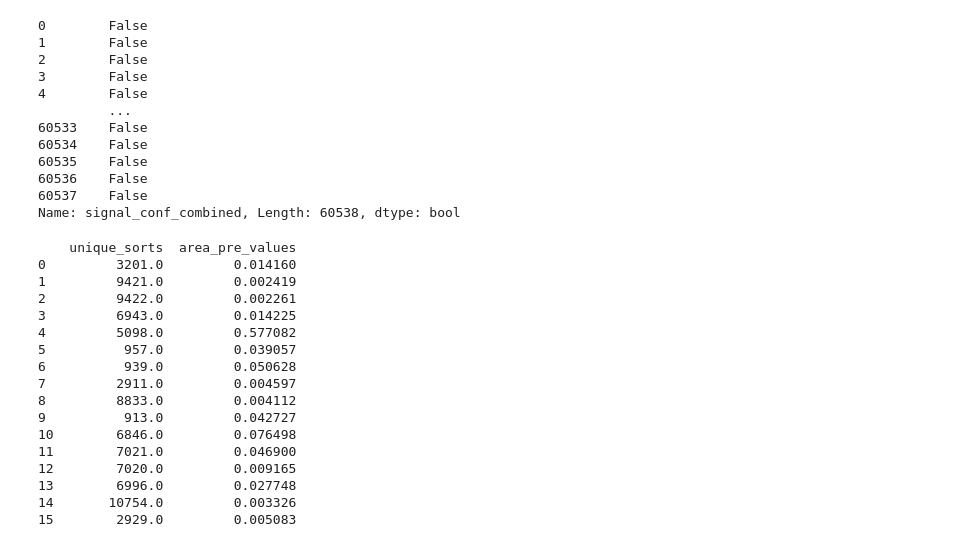
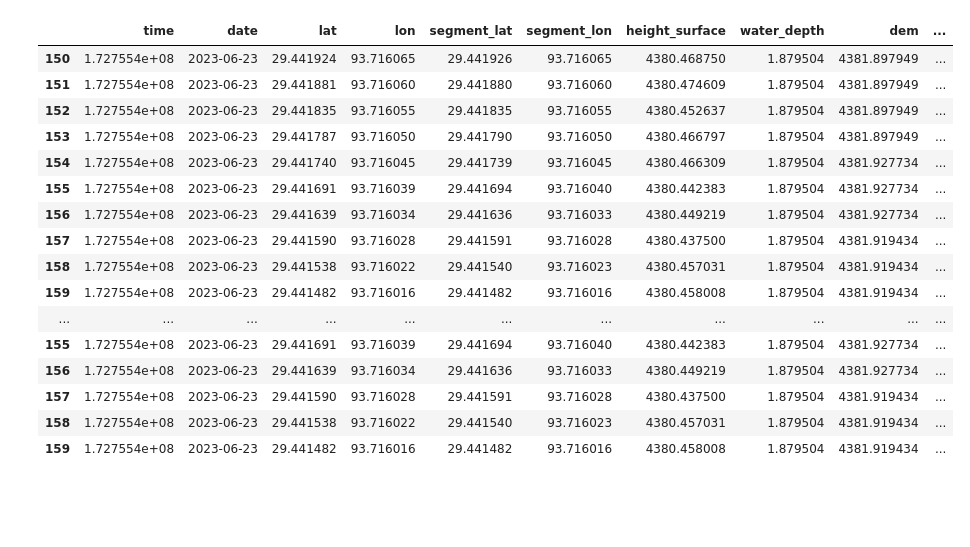
Before and after one commit to wurenzhe163/Gis_Script, a Jupyter notebook: 06_ICEsat-2/icepyx-ICEsat-2_My/03_ICESat-2数据点整合与分析.ipynb, the cells around one changed output. Drawn from its saved outputs; the diff is of its cells as text; code cells hidden in the pictures; blank space fills up the shorter version.

```diff
--- a/06_ICEsat-2/icepyx-ICEsat-2_My/03_ICESat-2数据点整合与分析.ipynb
+++ b/06_ICEsat-2/icepyx-ICEsat-2_My/03_ICESat-2数据点整合与分析.ipynb
@@ -64,15 +29,0 @@ Name: signal_conf_combined, Length: 60538, dtype: object
-# %%
-Sample['signal_conf_combined'].apply(lambda x: any(i > 0 for i in x))
-# %% [output]
-0        False
-1        False
-2        False
-3        False
-4        False
-         ...
-60533    False
-60534    False
-60535    False
-60536    False
-60537    False
-Name: signal_conf_combined, Length: 60538, dtype: bool
@@ -85,32 +29,0 @@ Sample['signal_conf_combined'] = Sample.apply(lambda row: [row['signal_conf_ph_1
-# %%
-filtered_samples = Sample[(Sample['signal_conf_ph_1'] > 0) |
-                          (Sample['signal_conf_ph_2'] > 0) |
-                          (Sample['signal_conf_ph_3'] > 0) |
-                          (Sample['signal_conf_ph_4'] > 0) |
-                          (Sample['signal_conf_ph_5'] > 0)]
-
-result_df = pd.DataFrame({'unique_sorts': filtered_samples['Sort'].unique()})
-
-result_df['area_pre_values'] = result_df['unique_sorts'].map(
-    lambda sort: filtered_samples[filtered_samples['Sort'] == sort]['Area_pre'].values[0]
-)
-
-print(result_df)
-# %% [output]
-    unique_sorts  area_pre_values
-0         3201.0         0.014160
-1         9421.0         0.002419
-2         9422.0         0.002261
-3         6943.0         0.014225
-4         5098.0         0.577082
-5          957.0         0.039057
-6          939.0         0.050628
-7         2911.0         0.004597
-8         8833.0         0.004112
-9          913.0         0.042727
-10        6846.0         0.076498
-11        7021.0         0.046900
-12        7020.0         0.009165
-13        6996.0         0.027748
-14       10754.0         0.003326
-15        2929.0         0.005083
@@ -116,0 +44,20 @@ print(result_df)
+# %%
+ATL13_ALL[ATL13_ALL['Sort'] == 1200]
+# %% [output]
+|  | time | date | lat | lon | segment_lat | segment_lon | height_surface | water_depth | dem | ... |
+| 150 | 1.727554e+08 | 2023-06-23 | 29.441924 | 93.716065 | 29.441926 | 93.716065 | 4380.468750 | 1.879504 | 4381.897949 | ... |
+| 151 | 1.727554e+08 | 2023-06-23 | 29.441881 | 93.716060 | 29.441880 | 93.716060 | 4380.474609 | 1.879504 | 4381.897949 | ... |
+| 152 | 1.727554e+08 | 2023-06-23 | 29.441835 | 93.716055 | 29.441835 | 93.716055 | 4380.452637 | 1.879504 | 4381.897949 | ... |
+| 153 | 1.727554e+08 | 2023-06-23 | 29.441787 | 93.716050 | 29.441790 | 93.716050 | 4380.466797 | 1.879504 | 4381.897949 | ... |
+| 154 | 1.727554e+08 | 2023-06-23 | 29.441740 | 93.716045 | 29.441739 | 93.716045 | 4380.466309 | 1.879504 | 4381.927734 | ... |
+| 155 | 1.727554e+08 | 2023-06-23 | 29.441691 | 93.716039 | 29.441694 | 93.716040 | 4380.442383 | 1.879504 | 4381.927734 | ... |
+| 156 | 1.727554e+08 | 2023-06-23 | 29.441639 | 93.716034 | 29.441636 | 93.716033 | 4380.449219 | 1.879504 | 4381.927734 | ... |
+| 157 | 1.727554e+08 | 2023-06-23 | 29.441590 | 93.716028 | 29.441591 | 93.716028 | 4380.437500 | 1.879504 | 4381.919434 | ... |
+| 158 | 1.727554e+08 | 2023-06-23 | 29.441538 | 93.716022 | 29.441540 | 93.716023 | 4380.457031 | 1.879504 | 4381.919434 | ... |
+| 159 | 1.727554e+08 | 2023-06-23 | 29.441482 | 93.716016 | 29.441482 | 93.716016 | 4380.458008 | 1.879504 | 4381.919434 | ... |
+| ... | ... | ... | ... | ... | ... | ... | ... | ... | ... | ... |
+| 155 | 1.727554e+08 | 2023-06-23 | 29.441691 | 93.716039 | 29.441694 | 93.716040 | 4380.442383 | 1.879504 | 4381.927734 | ... |
+| 156 | 1.727554e+08 | 2023-06-23 | 29.441639 | 93.716034 | 29.441636 | 93.716033 | 4380.449219 | 1.879504 | 4381.927734 | ... |
+| 157 | 1.727554e+08 | 2023-06-23 | 29.441590 | 93.716028 | 29.441591 | 93.716028 | 4380.437500 | 1.879504 | 4381.919434 | ... |
+| 158 | 1.727554e+08 | 2023-06-23 | 29.441538 | 93.716022 | 29.441540 | 93.716023 | 4380.457031 | 1.879504 | 4381.919434 | ... |
+| 159 | 1.727554e+08 | 2023-06-23 | 29.441482 | 93.716016 | 29.441482 | 93.716016 | 4380.458008 | 1.879504 | 4381.919434 | ... |
```
Also changed, not shown: parts of 13 cells of this notebook, 3 other files.
